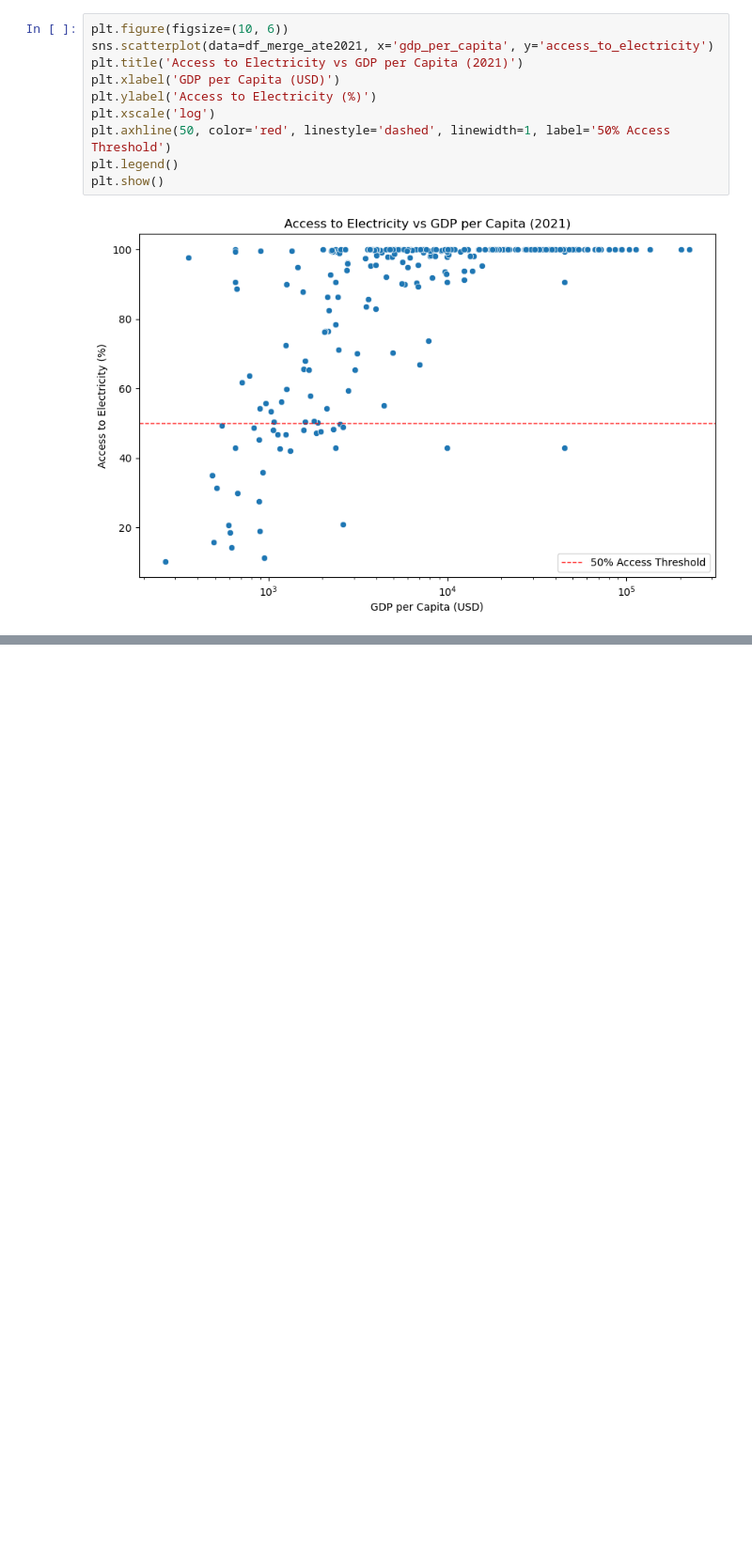
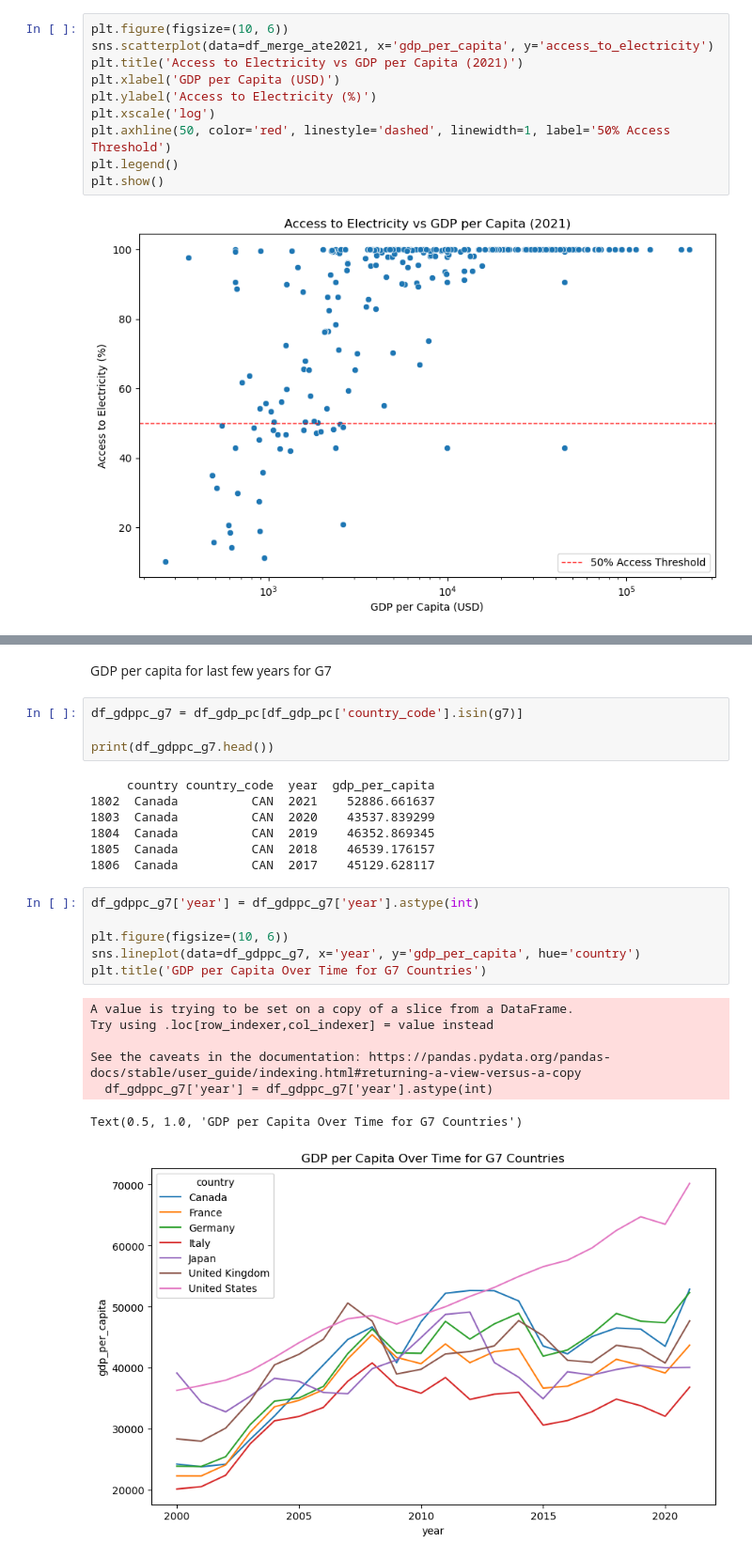
Before and after one commit to Tp12menon/Financial_Inclusion, a Jupyter notebook: financial_inclusion_analysis.ipynb, the cells around one changed output, grey strips where cells are left out. Shown at 94% size. Saved outputs shown, nothing was run; the diff lists cells and outputs as text; blank space fills up the shorter version.

```diff
--- a/financial_inclusion_analysis.ipynb
+++ b/financial_inclusion_analysis.ipynb
@@ -391,0 +457,27 @@ plt.show()
+# %% [markdown]
+GDP per capita for last few years for G7
+# %%
+df_gdppc_g7 = df_gdp_pc[df_gdp_pc['country_code'].isin(g7)]
+
+print(df_gdppc_g7.head())
+# %% [output]
+     country country_code  year  gdp_per_capita
+1802  Canada          CAN  2021    52886.661637
+1803  Canada          CAN  2020    43537.839299
+1804  Canada          CAN  2019    46352.869345
+1805  Canada          CAN  2018    46539.176157
+1806  Canada          CAN  2017    45129.628117
+# %%
+df_gdppc_g7['year'] = df_gdppc_g7['year'].astype(int)
+
+plt.figure(figsize=(10, 6))
+sns.lineplot(data=df_gdppc_g7, x='year', y='gdp_per_capita', hue='country')
+plt.title('GDP per Capita Over Time for G7 Countries')
+# %% [output]
+A value is trying to be set on a copy of a slice from a DataFrame.
+Try using .loc[row_indexer,col_indexer] = value instead
+
+See the caveats in the documentation: https://pandas.pydata.org/pandas-docs/stable/user_guide/indexing.html#returning-a-view-versus-a-copy
+  df_gdppc_g7['year'] = df_gdppc_g7['year'].astype(int)
+Text(0.5, 1.0, 'GDP per Capita Over Time for G7 Countries')
+[figure, added]
```
Also changed, not shown: parts of 10 cells of this notebook.
